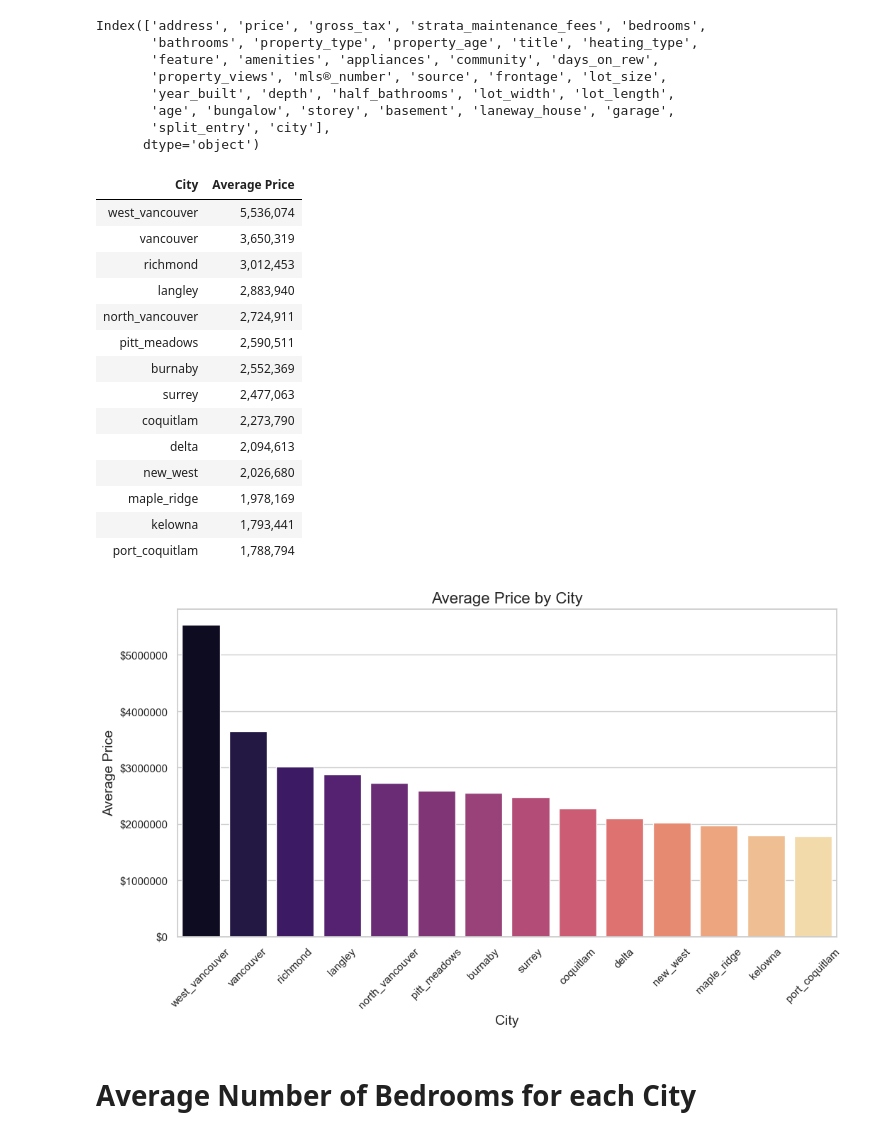
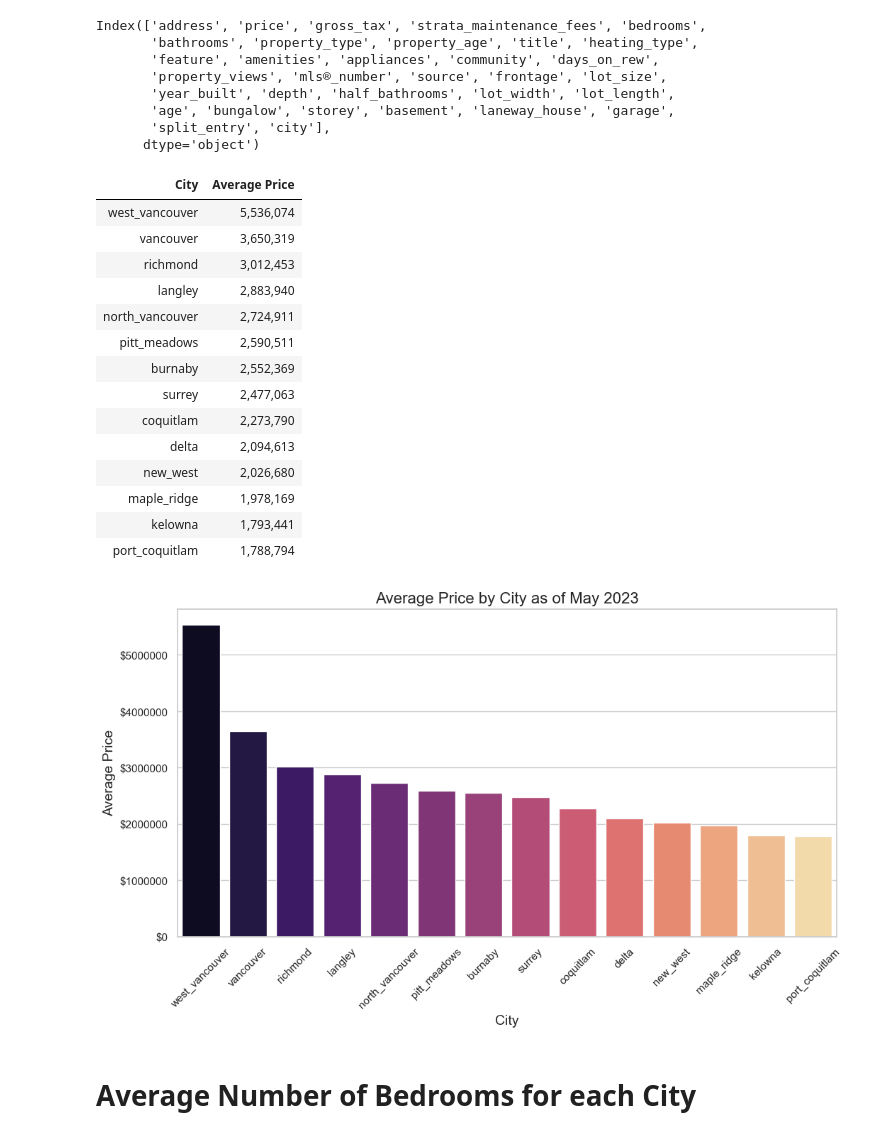
Before and after one commit to Real-Estate-Predictor/Real-Estate-Predictor-V2, a Jupyter notebook: visualize/plots.ipynb, the cells around one changed output. Saved outputs shown, nothing was run; the diff lists cells and outputs as text; code cells hidden in the pictures.

```diff
--- a/visualize/plots.ipynb
+++ b/visualize/plots.ipynb
@@ -161,36 +161,36 @@ plt.figure(figsize=(12, 6))
 ax = sns.barplot(x='City', y='Average Price', data=average_price_by_city_df, palette="magma")
 
 # Set the title and labels for the plot
-ax.set_title('Average Price by City', fontsize=16)
+ax.set_title('Average Price by City as of May 2023', fontsize=16)
 ax.set_xlabel('City', fontsize=14)
 ax.set_ylabel('Average Price', fontsize=14)
 
 # Format the y-axis values as currency
 formatter = FuncFormatter(currency_fmt)
 ax.yaxis.set_major_formatter(formatter)
 
 # Rotate the x-axis labels for better readability
 plt.xticks(rotation=45)
 
 # Display the plot
 plt.show()
 # %% [output]
 | City | Average Price |
 | west_vancouver | 5,536,074 |
 | vancouver | 3,650,319 |
 | richmond | 3,012,453 |
 | langley | 2,883,940 |
 | north_vancouver | 2,724,911 |
 | pitt_meadows | 2,590,511 |
 | burnaby | 2,552,369 |
 | surrey | 2,477,063 |
 | coquitlam | 2,273,790 |
 | delta | 2,094,613 |
 | new_west | 2,026,680 |
 | maple_ridge | 1,978,169 |
 | kelowna | 1,793,441 |
 | port_coquitlam | 1,788,794 |
-[figure, old version]
+[figure, new version]
 # %% [markdown]
 # Average Number of Bedrooms for each City
 # %%
```
Also changed, not shown: parts of 2 cells of this notebook, 10 other files.
